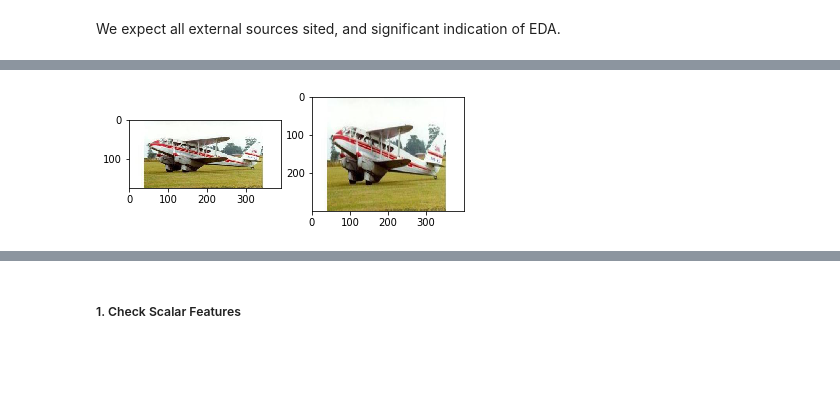
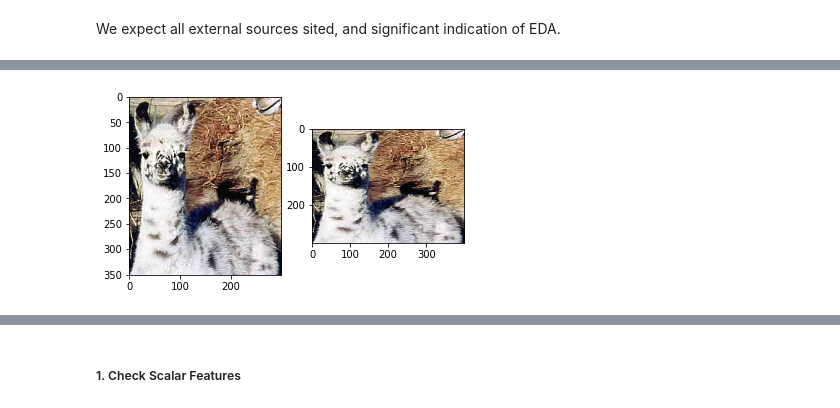
Before and after one commit to joey-lou/CS200_FP, a Jupyter notebook: GradProject_NB2.ipynb, the cells around one changed output, grey strips where cells are left out. Drawn from its saved outputs; the diff is of its cells as text; code cells hidden in the pictures; blank space fills up the shorter version.

```diff
--- a/GradProject_NB2.ipynb
+++ b/GradProject_NB2.ipynb
@@ -138,9 +249,9 @@ pd.Series(x_sizes).describe(), pd.Series(y_sizes).describe()
 # %%
 # example of resizing image
-img = train_data.Pictures[50]
+img = train_data.Pictures[999]
 plt.subplot(1,2,1), plt.imshow(img)
 img_resized = resize(img, (300, 400), anti_aliasing=True)
 plt.subplot(1,2,2), plt.imshow(img_resized)
 plt.show()
 # %% [output]
-[figure, old version]
+[figure, new version]
```
Also changed, not shown: parts of 26 cells of this notebook, 1 other file.
